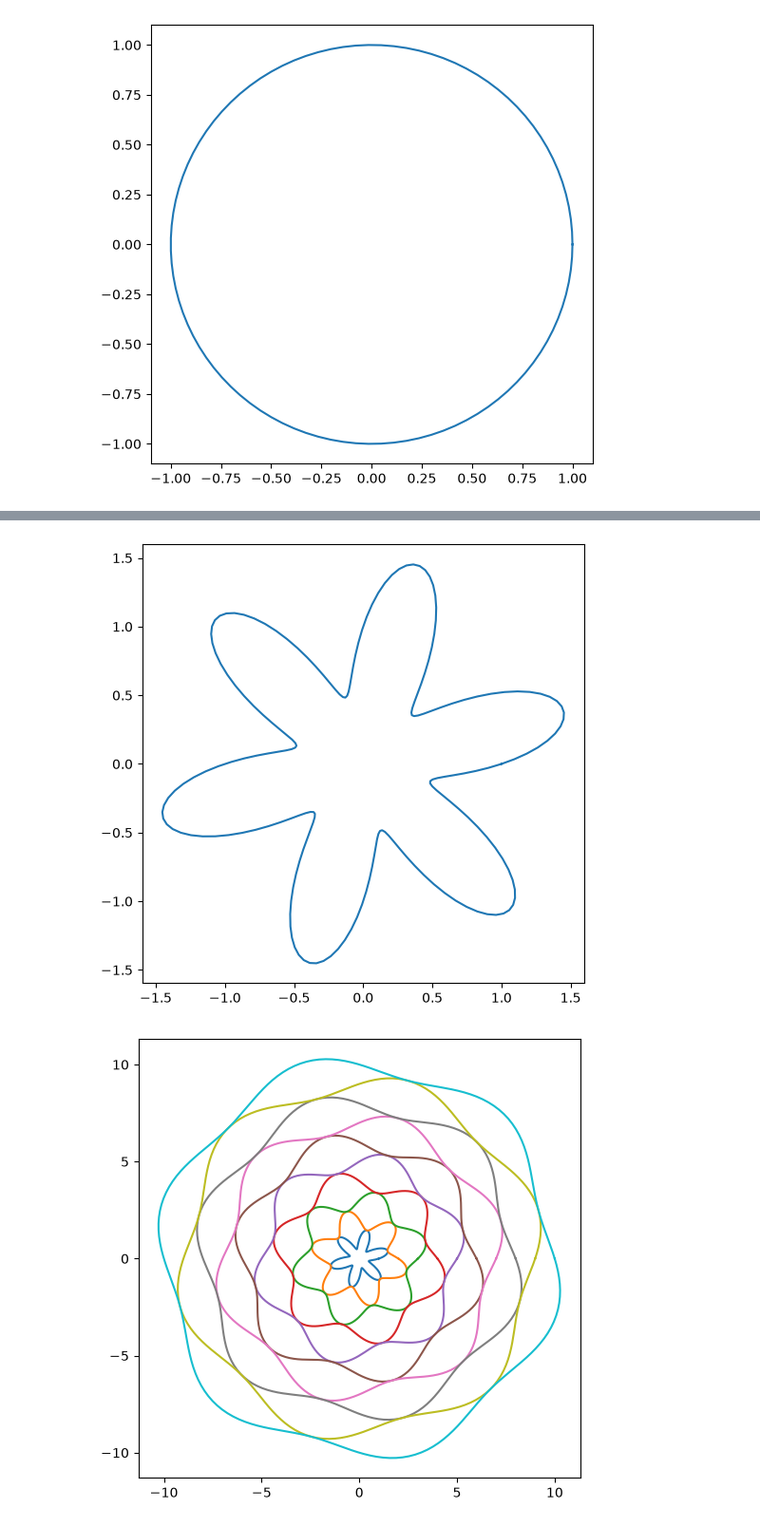
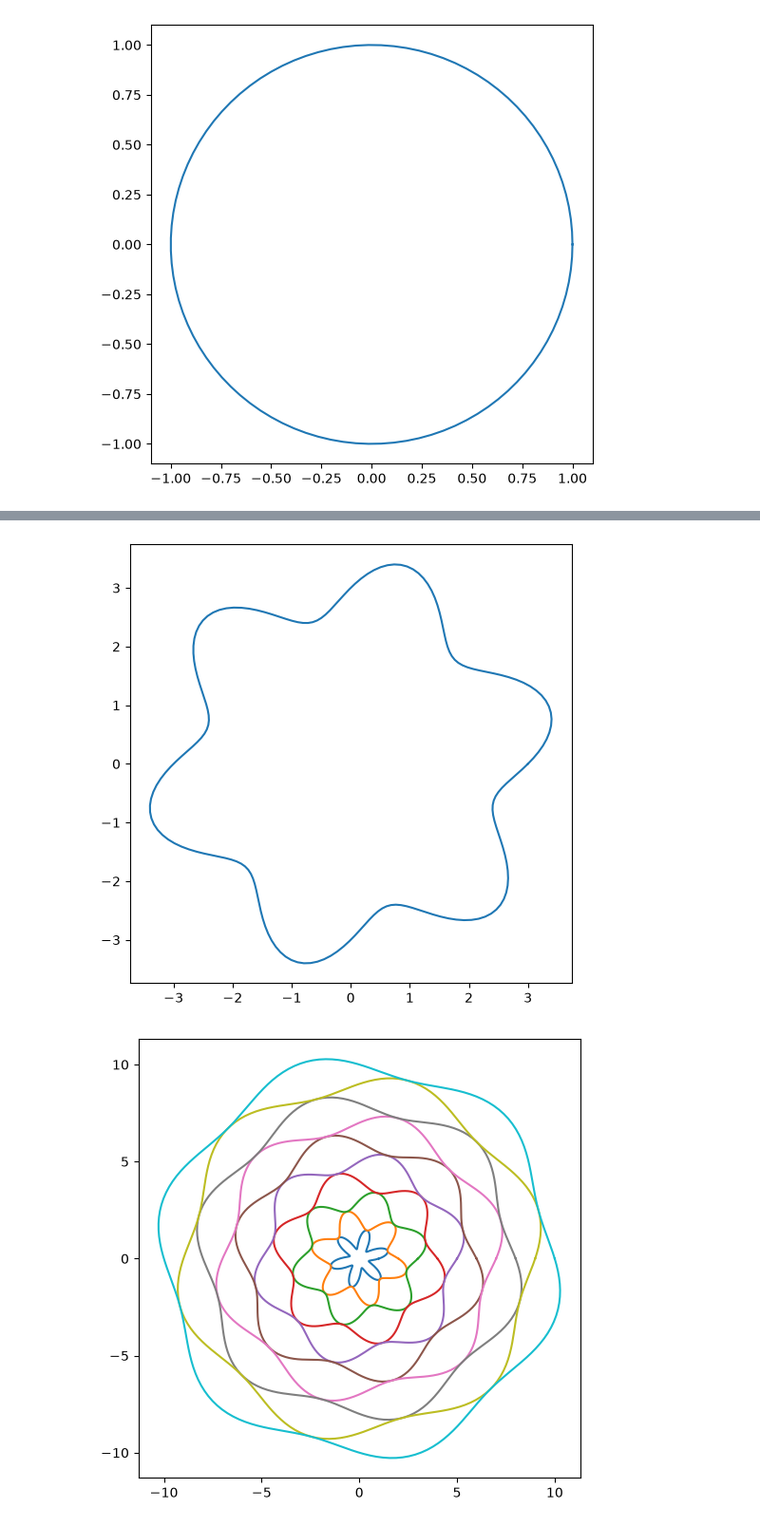
Before and after one commit to MAS-dfab/MAS-2627, a Jupyter notebook: 01_Computational_art/L01_Matplotlib/example.ipynb, the cells around one changed output, grey strips where cells are left out. Shown at 95% size. Saved outputs shown, nothing was run; the diff lists cells and outputs as text; code cells hidden in the pictures.

```diff
--- a/01_Computational_art/L01_Matplotlib/example.ipynb
+++ b/01_Computational_art/L01_Matplotlib/example.ipynb
@@ -74,0 +176,22 @@ plt.show()
+# %%
+#shift practice
+
+loops = 7
+
+fig, ax = plt.subplots(figsize=(6,6))
+
+for i in range(loops):
+    if i %2 == 0:
+        s = m.pi
+    else:
+        s = 0
+
+
+    xs, ys =draw_wave(radius=i, freq=7, gap=0.5, shift= s, resolution=360)
+
+    ax.plot(
+        xs,
+        ys
+    )
+
+plt.show()
@@ -75,32 +249,40 @@ plt.show()
 # %%
 def draw_shifting_wave(resolution: int, radius: float, freq: float) -> tuple[list[float], list[float]]:
     xs = []
     ys = []
 
     if radius % 2 == 0:
         shift = m.pi
     else:
         shift = 0
 
+
     for i in range(resolution):
-        angle = 2 * m.pi * i / (resolution-1)
+        angle =  i / (resolution-1) * m.tau
 
         r = radius + m.sin(freq * angle + shift) * 0.5
 
         x = r * m.cos(angle)
         y = r * m.sin(angle)
         xs.append(x)
         ys.append(y)
 
     return xs, ys
 
 plt.figure(figsize=(6, 6))
 
-plt.plot(*draw_wave(200, 1, 6))
+x, y = draw_shifting_wave(200, 3, 6)
+
+# plt.plot(draw_shifting_wave(200, 3, 6,))
+# #matplotlib 會把它當成一個 2 x N 的資料陣列，也就是把 xs 當作第一條線、ys 當作第二條線
+
+plt.plot(
+    x,y
+)
 
 plt.show()
 # %% [output]
-[figure, old version]
+[figure, new version]
 # %%
 loops = 10
 
```
Also changed, not shown: parts of 11 cells of this notebook, 22 other files.
